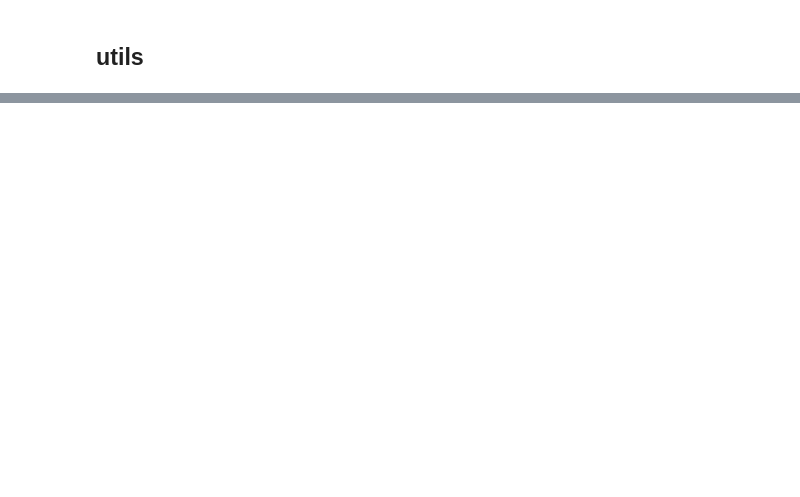
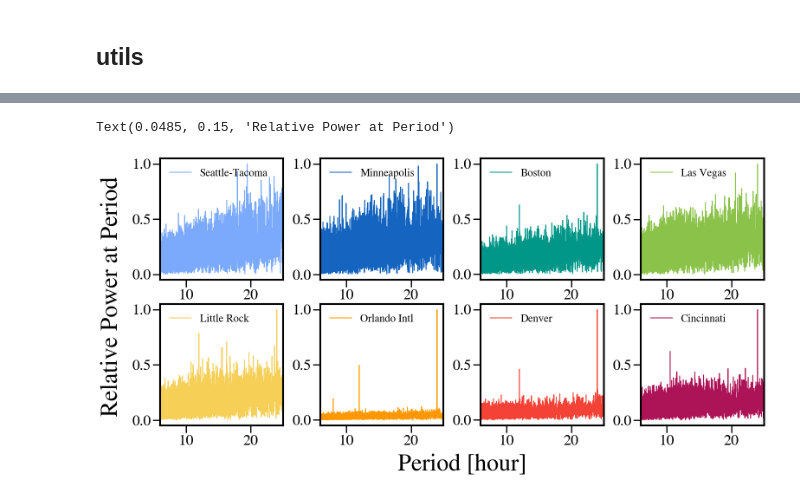
Before and after one commit to SidneyLower-NOAA/SMD_Notebooks, a Jupyter notebook: Supplemental_Locations/Diurnal-Cycle.ipynb, the cells around one changed output, grey strips where cells are left out. Drawn from its saved outputs; the diff is of its cells as text; code cells hidden in the pictures; blank space fills up the shorter version.

```diff
--- a/Supplemental_Locations/Diurnal-Cycle.ipynb
+++ b/Supplemental_Locations/Diurnal-Cycle.ipynb
@@ -670,0 +280,42 @@ Text(0.0485, 0.25, 'Precipitation [mm]')
+# %%
+## All together
+
+fig, axes = plt.subplots(2,4, figsize=(18, 8))
+plt.subplots_adjust(wspace=0.3, hspace=0.2)
+
+colors = ['#7BAAFC',
+'#1565c0ff',
+'#009688ff',
+'#8bc34aff',
+'#F6CF57',
+'#ff9800ff',
+'#f44336ff', 'gray',
+'#ad1457ff']
+
+for i in range(2):
+    for j in range(4):
+        stat = 4*i+j
+        if stat == 7:
+            stat = 8
+        precip_data = np.ravel(out[:,stat,:])
+
+        #FFT
+        fft_result = np.fft.fft(precip_data)
+        frequencies = np.fft.fftfreq(n, d=dt)
+        amplitude_spectrum = np.abs(fft_result)/np.max(np.abs(fft_result))
+
+        #to time
+        time_lims = [2*dt,25.] #can't sample below twice the time resolution of data
+        freq_lims = [find_nearest(frequencies,1./time_lims[1]), find_nearest(frequencies,1./time_lims[0])]
+        trange = 1./frequencies[freq_lims[0]:freq_lims[1]]
+        signal = np.abs(fft_result[freq_lims[0]:freq_lims[1]])/np.max(np.abs(fft_result[freq_lims[0]:freq_lims[1]]))
+
+        axes[i,j].plot(trange,signal, color=colors[stat],label=st_names[stat].title())
+        axes[i,j].legend(frameon=False, fontsize=18, loc='upper left')
+        axes[i,j].set_xlim(time_lims)
+
+fig.text(x=0.43, y=-0.02, s='Period [hour]', fontdict={'fontsize': 40})
+fig.text(x=0.0485, y=0.15, s='Relative Power at Period', rotation='vertical',fontdict={'fontsize': 40})
+# %% [output]
+Text(0.0485, 0.15, 'Relative Power at Period')
+[figure, added]
```
Also changed, not shown: parts of 54 cells of this notebook.
